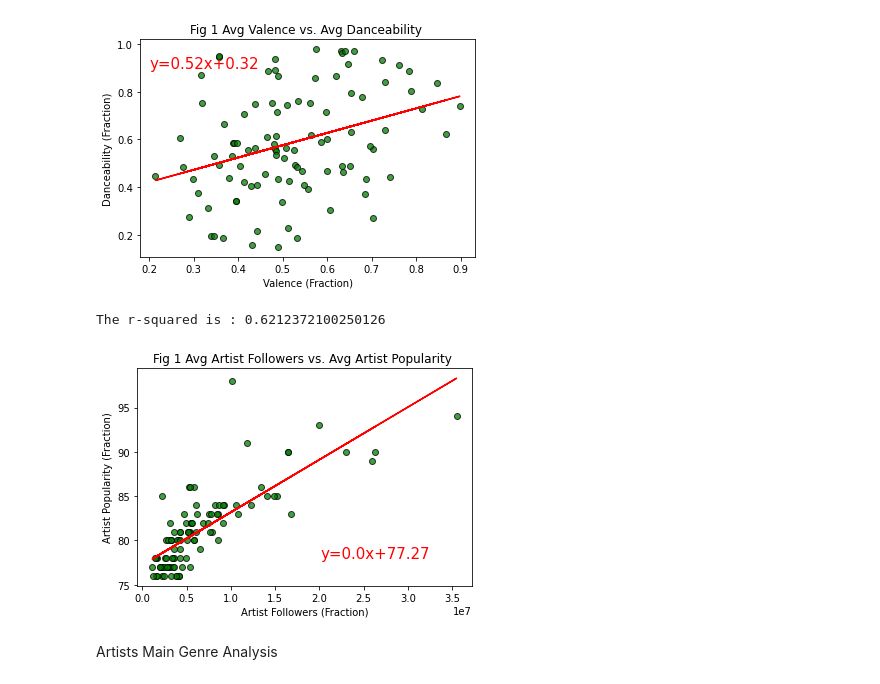
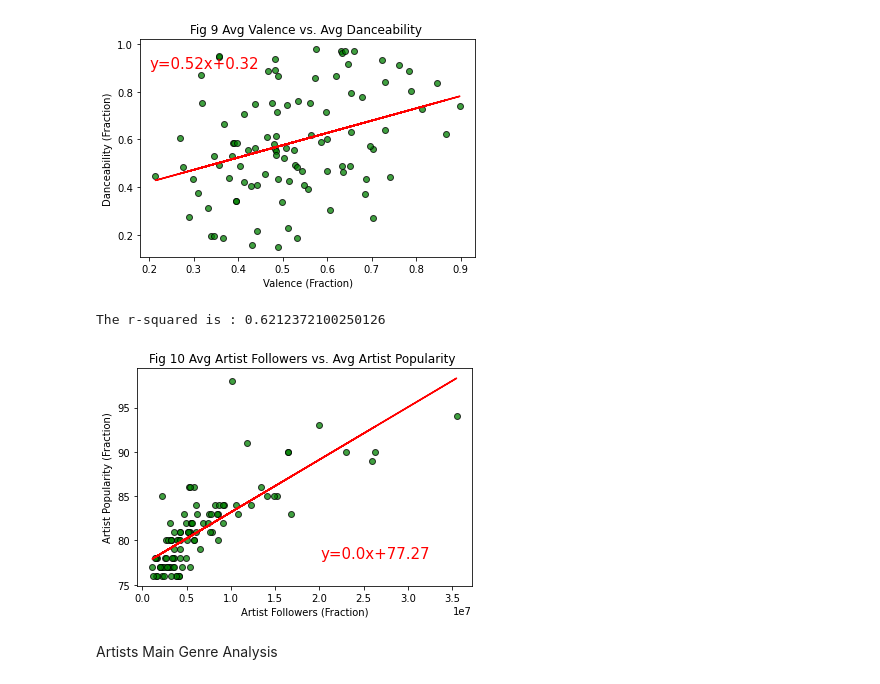
Before and after one commit to LievoisT/DataProject-Spotify, a Jupyter notebook: Chart_Analysis.ipynb, the cells around one changed output. Drawn from its saved outputs; the diff is of its cells as text; code cells hidden in the pictures.

Commit message:
Last Charts Update

```diff
--- a/Chart_Analysis.ipynb
+++ b/Chart_Analysis.ipynb
@@ -283,22 +283,22 @@ top_100_artists= top_100_artists.head(100)
 # %%
 #Plotting scatter chart, line curve, line equation
 followers_popularity= regression(top_100_artists["Artist_Followers"], top_100_artists["Artist_Popularity"])
 plt.scatter(top_100_artists["Artist_Followers"],top_100_artists["Artist_Popularity"], marker="o",facecolor="green", edgecolor="black", alpha= 0.75)
 # Plotting the regression line
 plt.plot(top_100_artists["Artist_Followers"],followers_popularity[0],"r-")
 #Printing the line equation
 plt.annotate(followers_popularity[1],(2.01e7,78), fontsize=15, color="red")
 plt.xlabel("Artist Followers (Fraction)")
 plt.ylabel("Artist Popularity (Fraction)")
-plt.title("Fig 1 Avg Artist Followers vs. Avg Artist Popularity ")
+plt.title("Fig 10 Avg Artist Followers vs. Avg Artist Popularity ")
 #Printing r-squared factor
 print(f"The r-squared is : {followers_popularity[2]}")
 #saving plot as "png" file
-plt.savefig("Fig9.png")
+plt.savefig("Fig10.png")
 plt.show()
 # %% [output]
 The r-squared is : 0.6212372100250126
-[figure, old version]
+[figure, new version]
 # %% [markdown]
 Artists Main Genre Analysis
 # %%
```
Also changed, not shown: parts of 9 cells of this notebook.
